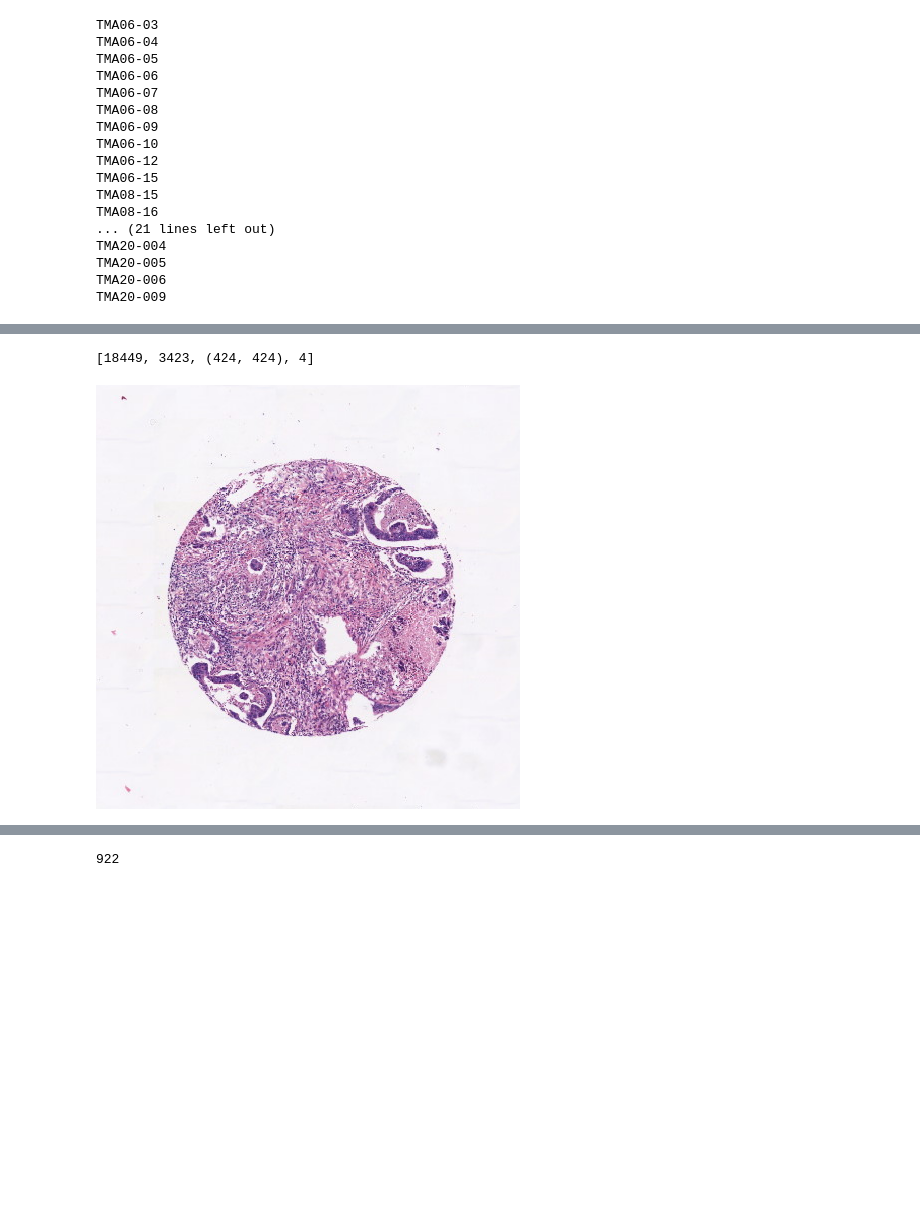
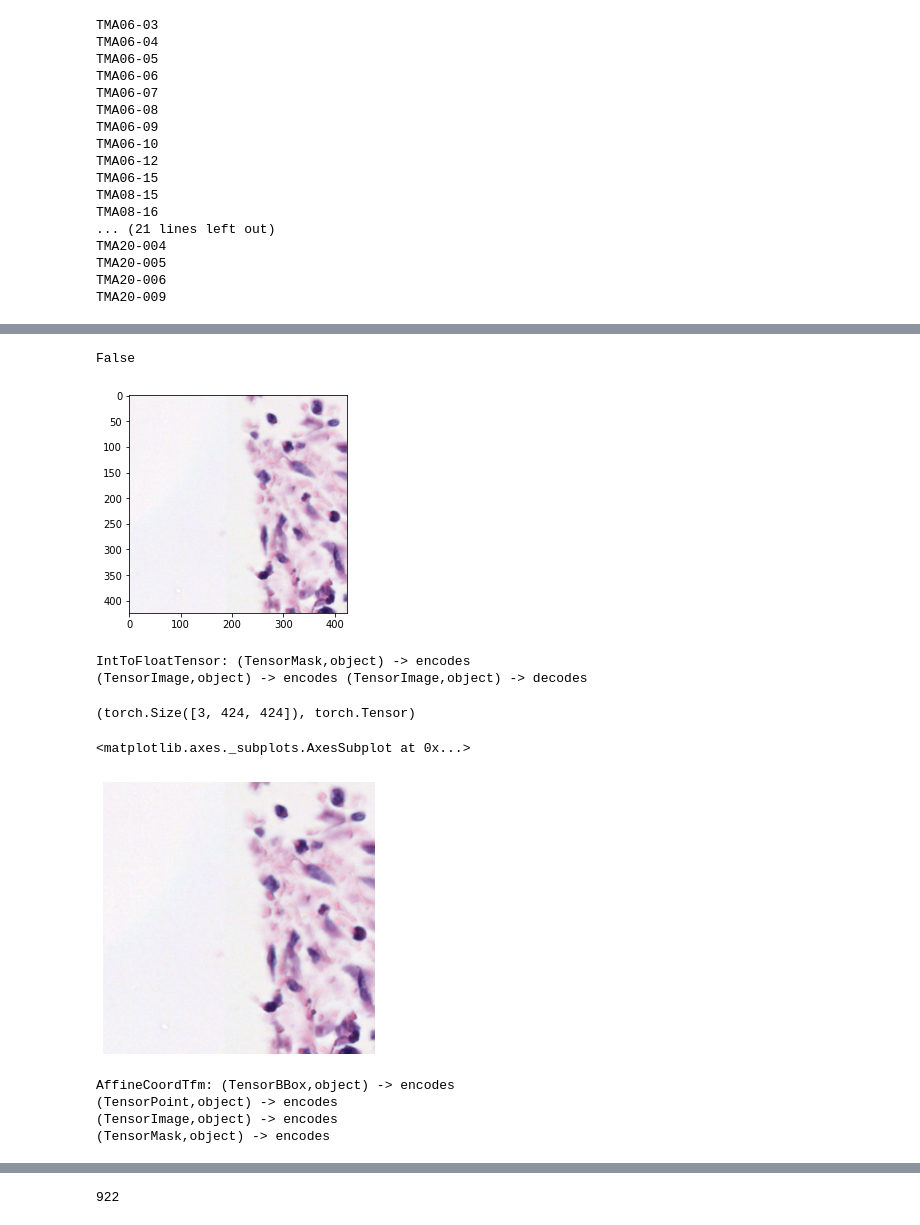
Before and after one commit to auriml/EPICOLON, a Jupyter notebook: TMA_tools.ipynb, the cells around one changed output, grey strips where cells are left out. Drawn from its saved outputs; the diff is of its cells as text; code cells hidden in the pictures; blank space fills up the shorter version.

```diff
--- a/TMA_tools.ipynb
+++ b/TMA_tools.ipynb
@@ -333,6 +362,13 @@ Spot.get_tile(Spot, *(r.tile), path=r.path, tif_name = r.tif_fn)
+# %%
+Spot.check_scarce_tissue(img)
+# %% [output]
+False
 # %%
-print(enlarged_tile)
-Spot.get_tile(Spot, *(enlarged_tile), path=r.path, tif_name = r.tif_fn)
+ti = r.tile
+x,y,size,level = eval(r.tile_rot_augmentation)
+enlarged_tile = Spot.get_tile(Spot, x,y,size,level, path= r.path, tif_name = r.tif_fn)
+
+plt.imshow(enlarged_tile)
+plt.show()
 # %% [output]
-[18449, 3423, (424, 424), 4]
-[figure, old version]
+[figure, new version]
@@ -342,0 +375,22 @@ Spot.get_tile(Spot, *(enlarged_tile), path=r.path, tif_name = r.tif_fn)
+# %%
+IntToFloatTensor()
+# %% [output]
+IntToFloatTensor: (TensorMask,object) -> encodes
+(TensorImage,object) -> encodes (TensorImage,object) -> decodes
+# %%
+timg =Tensor(array(enlarged_tile)).permute(2,0,1)/255.
+timg.shape,type(timg)
+# %% [output]
+(torch.Size([3, 424, 424]), torch.Tensor)
+# %%
+show_image(enlarged_tile)
+# %% [output]
+<matplotlib.axes._subplots.AxesSubplot at 0x...>
+[figure, added]
+# %%
+Rotate(max_deg=45, p=1.)
+# %% [output]
+AffineCoordTfm: (TensorBBox,object) -> encodes
+(TensorPoint,object) -> encodes
+(TensorImage,object) -> encodes
+(TensorMask,object) -> encodes
```
Also changed, not shown: parts of 44 cells of this notebook, 1 other file.
